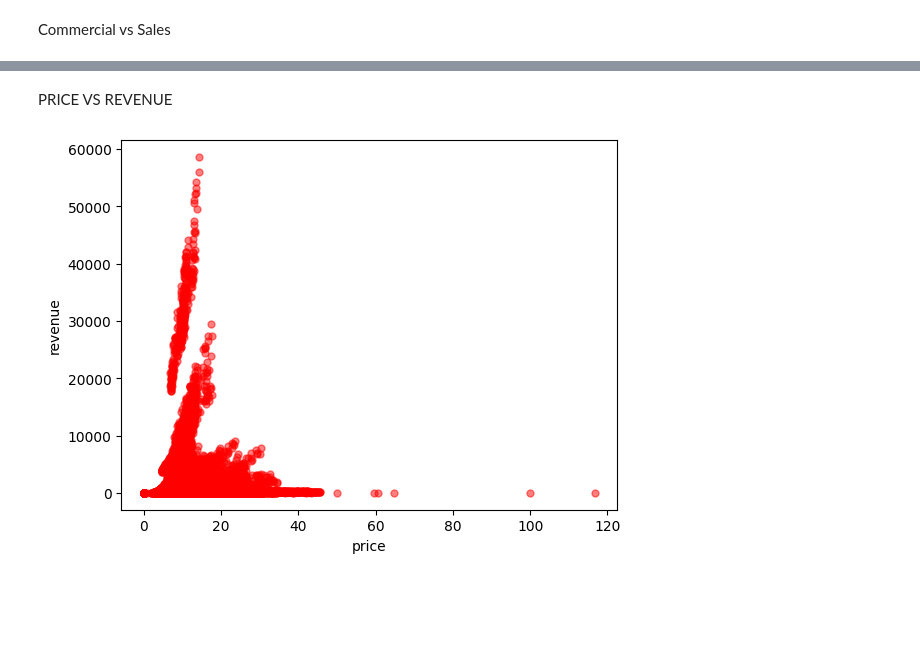
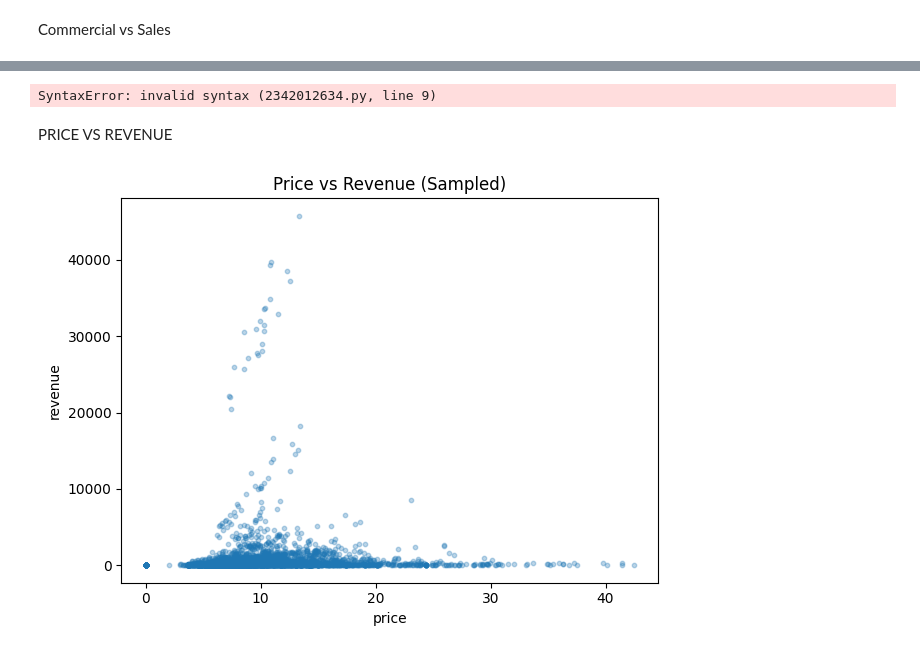
Before and after one commit to divyanshi-sachan/Electricity-Consumption, a Jupyter notebook: notebooks/01_data_collection.ipynb, the cells around one changed output, grey strips where cells are left out. Saved outputs shown, nothing was run; the diff lists cells and outputs as text; code cells hidden in the pictures; blank space fills up the shorter version.

```diff
--- a/notebooks/01_data_collection.ipynb
+++ b/notebooks/01_data_collection.ipynb
@@ -681,14 +915,49 @@ plt.show()
+# %%
+import matplotlib.pyplot as plt
+
+# Proper aggregation: Average sales by sector
+df.groupby('sectorName')['sales'].mean().plot(kind='bar', color='steelblue')
+plt.title('Average Sales by Sector')
+plt.xlabel('Sector')
+plt.ylabel('Average Sales (MWh)')
+plt.xticks(rotation=45)
+plt.tight_layout()import matplotlib.pyplot as plt
+
+# Proper aggregation: Average sales by sector
+df.groupby('sectorName')['sales'].mean().plot(kind='bar', color='steelblue')
+plt.title('Average Sales by Sector')
+plt.xlabel('Sector')
+plt.ylabel('Average Sales (MWh)')
+plt.xticks(rotation=45)
+plt.tight_layout()
+plt.xlabel('sectorName')
+plt.ylabel('Sales')
+plt.show()
+
+
+plt.xlabel('sectorName')
+plt.ylabel('Sales')
+plt.show()
+# %% [output]
+SyntaxError: invalid syntax (2342012634.py, line 9)
 # %% [markdown]
 PRICE VS REVENUE
-# %%
-import matplotlib.pyplot as plt
-
-plt.plot(df['price'], df['revenue'], 'ro', markersize=5, alpha=0.5)
-plt.xlabel('price')
-plt.ylabel('revenue')
-plt.show()
-# %% [output]
-[figure, removed]
+# %%
+import matplotlib.pyplot as plt
+
+# Scatter plot with sampling for better visualization
+# Sample data to avoid plotting 100k+ points
+sample_df = df.sample(n=min(5000, len(df)), random_state=42)
+plt.scatter(sample_df['price'], sample_df['revenue'], alpha=0.3, s=10)
+plt.xlabel('Price (cents per kWh)')
+plt.ylabel('Revenue (million dollars)')
+plt.title('Price vs Revenue (Sampled)')
+plt.tight_layout()
+plt.xlabel('price')
+plt.ylabel('revenue')
+plt.show()
+# %% [output]
+[figure, added]
 # %%
 import matplotlib.pyplot as plt
 
```
Also changed, not shown: parts of 27 cells of this notebook.
